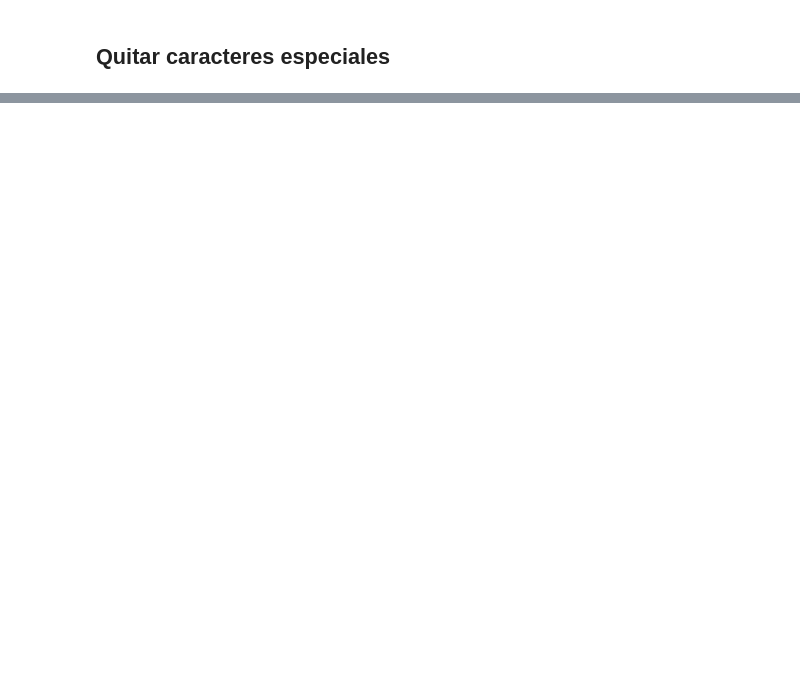
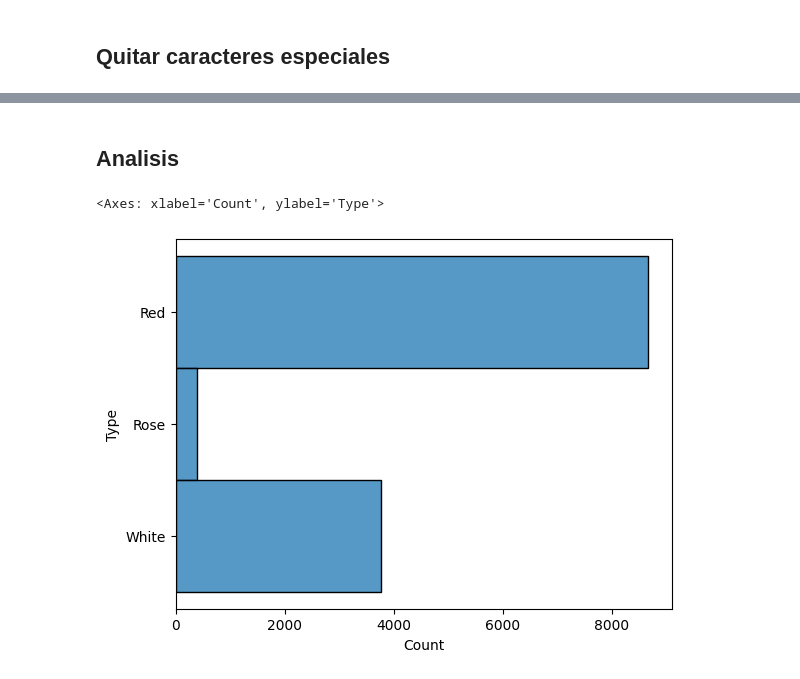
Before and after one commit to am23006810/CienciaDeDatosEnPython-ProyectoFinal, a Jupyter notebook: tmp/proyecto_final_exploracion.ipynb, the cells around one changed output, grey strips where cells are left out. Cells and saved outputs as stored; diff of their text form; code cells hidden in the pictures; blank space fills up the shorter version.

```diff
--- a/tmp/proyecto_final_exploracion.ipynb
+++ b/tmp/proyecto_final_exploracion.ipynb
@@ -15,9 +15,9 @@ from sklearn.linear_model import LinearRegression
 # %% [markdown]
 ## Carga de datos
 # %%
-red_data = pd.read_csv('./data/Red.csv')
-rose_data = pd.read_csv('./data/Rose.csv')
-white_data = pd.read_csv('./data/White.csv')
+red_data = pd.read_csv('../data/Red.csv')
+rose_data = pd.read_csv('../data/Rose.csv')
+white_data = pd.read_csv('../data/White.csv')
 # %%
 red_data.describe()
 # %% [output]
@@ -65,3 +98,7 @@ complete_df = pd.concat([red_data,rose_data,white_data], ignore_index = True)
+# %%
+complete_df.loc[ complete_df['Year'] == 'N.V.', 'Year'] = 0
+# %%
+complete_df['Year'] = complete_df['Year'].astype(int)
 # %%
 complete_df.info()
 # %% [output]
@@ -108,3 +154,10 @@ complete_df.head()
 | 2 | Erta e China Rosso di Toscana 2015 | Italy | Toscana | Renzo Masi | 3.9 | 100 | 7.45 | 2015 | Red |
 | 3 | Bardolino 2019 | Italy | Bardolino | Cavalchina | 3.5 | 100 | 8.72 | 2019 | Red |
 | 4 | Ried Scheibner Pinot Noir 2016 | Austria | Carnuntum | Markowitsch | 3.9 | 100 | 29.15 | 2016 | Red |
+# %% [markdown]
+## Analisis
+# %%
+sns.histplot(y=complete_df["Type"])
+# %% [output]
+<Axes: xlabel='Count', ylabel='Type'>
+[figure, added]
```
Also changed, not shown: parts of 13 cells of this notebook.
